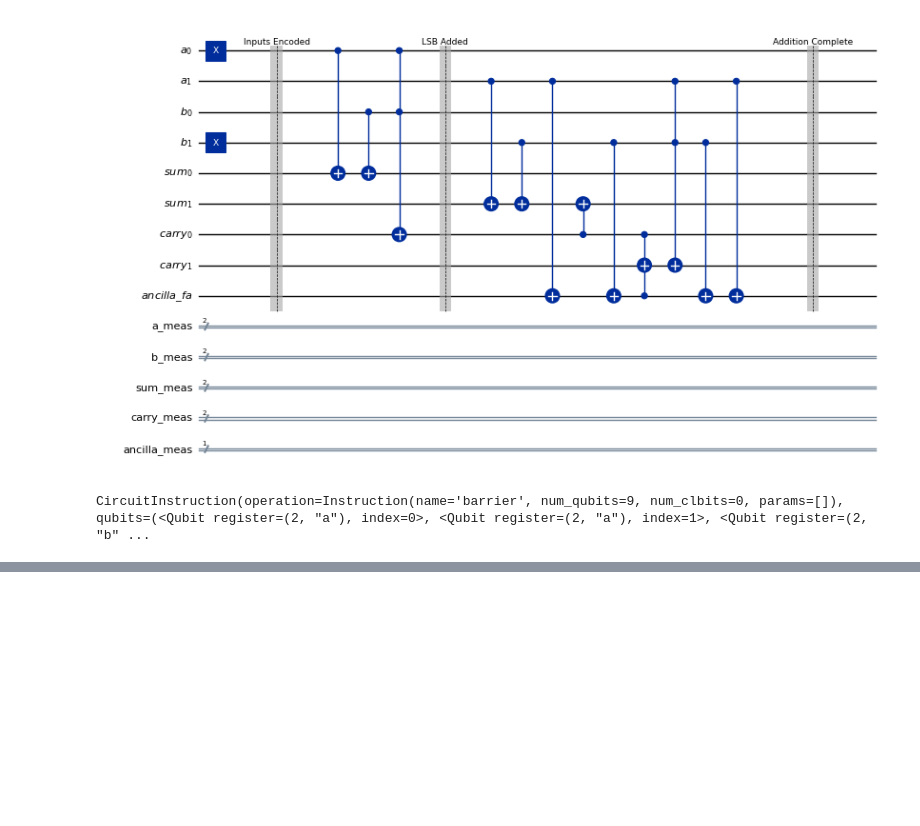
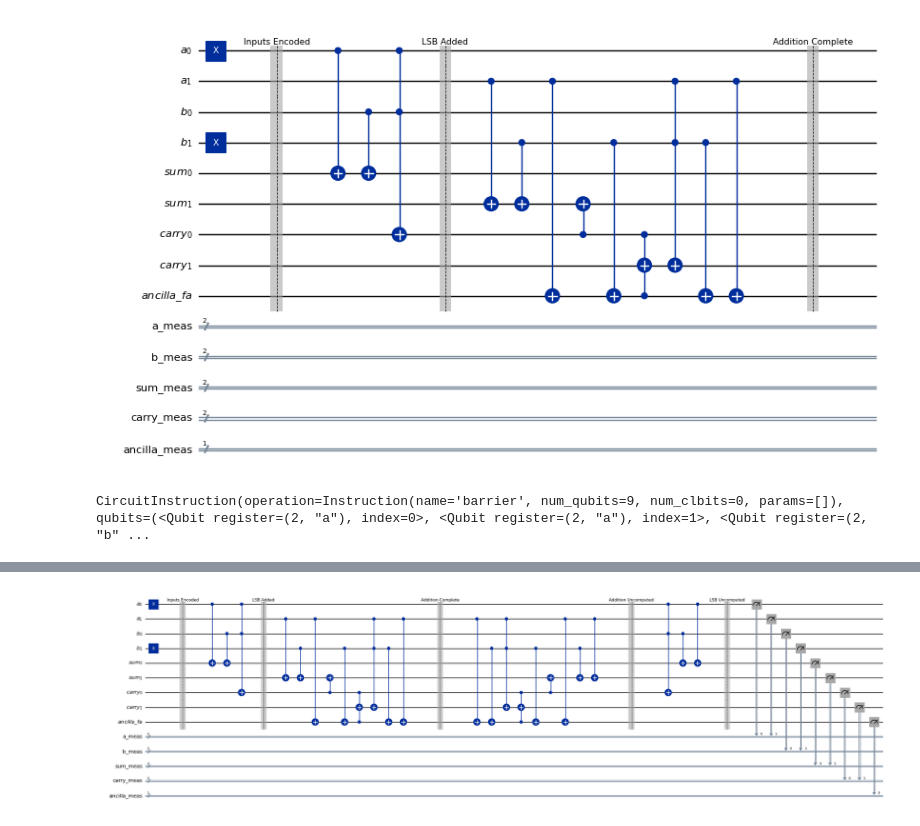
Before and after one commit to ram-polisetti/Q3_Hackathon, a Jupyter notebook: reversible_binary_adder.ipynb, the cells around one changed output, grey strips where cells are left out. Drawn from its saved outputs; the diff is of its cells as text; code cells hidden in the pictures; blank space fills up the shorter version.

```diff
--- a/reversible_binary_adder.ipynb
+++ b/reversible_binary_adder.ipynb
@@ -711,0 +734,4 @@ qc_reversibility_2bit.ccx(a_reg_2bit[1], b_reg_2bit[1], carry_reg_2bit[1])
+# %%
+qc_reversibility_2bit.draw(output='mpl', scale=0.5, fold=-1)
+# %% [output]
+[figure, added]
```
Also changed, not shown: parts of 16 cells of this notebook, 1 other file.
